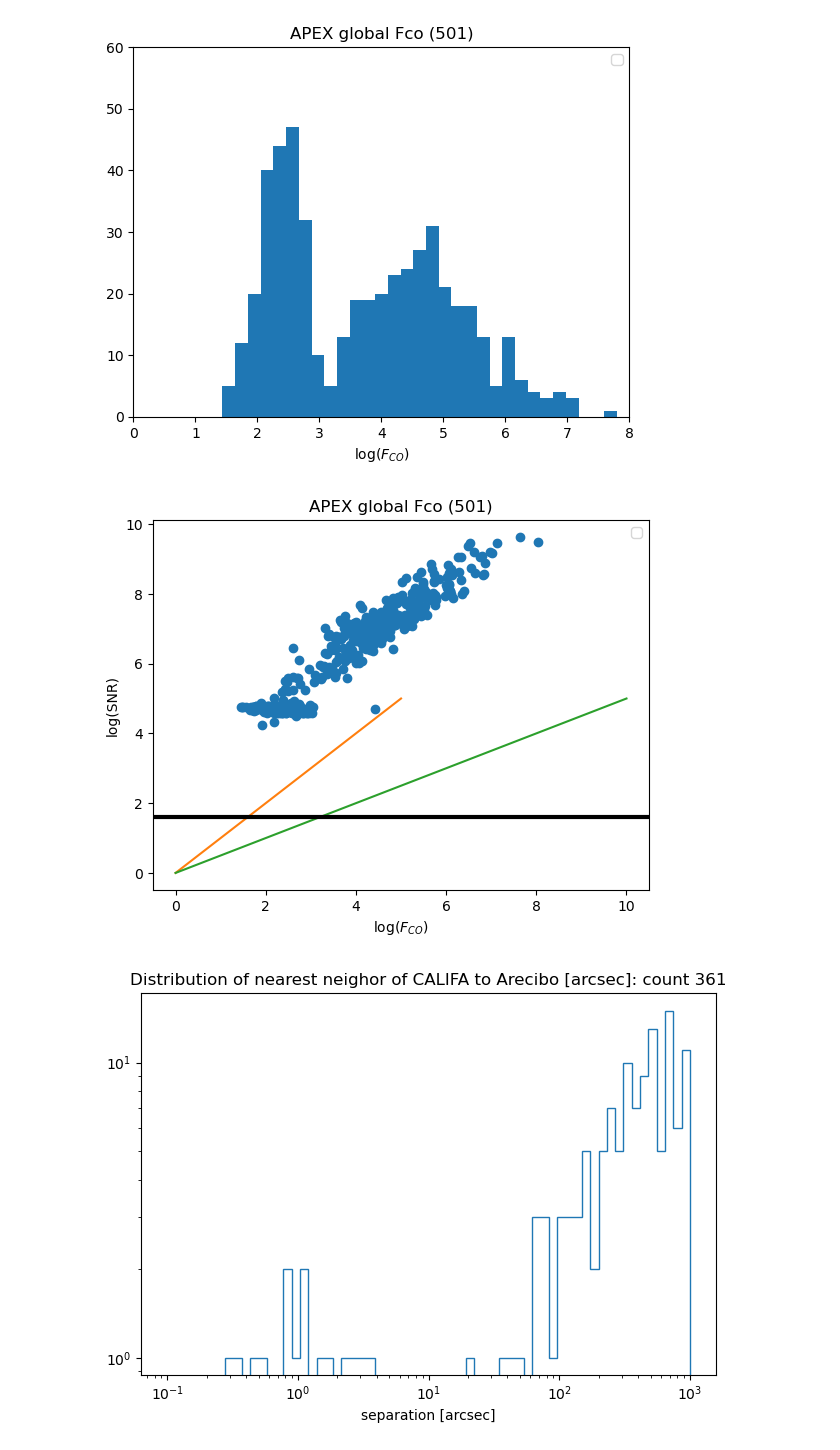
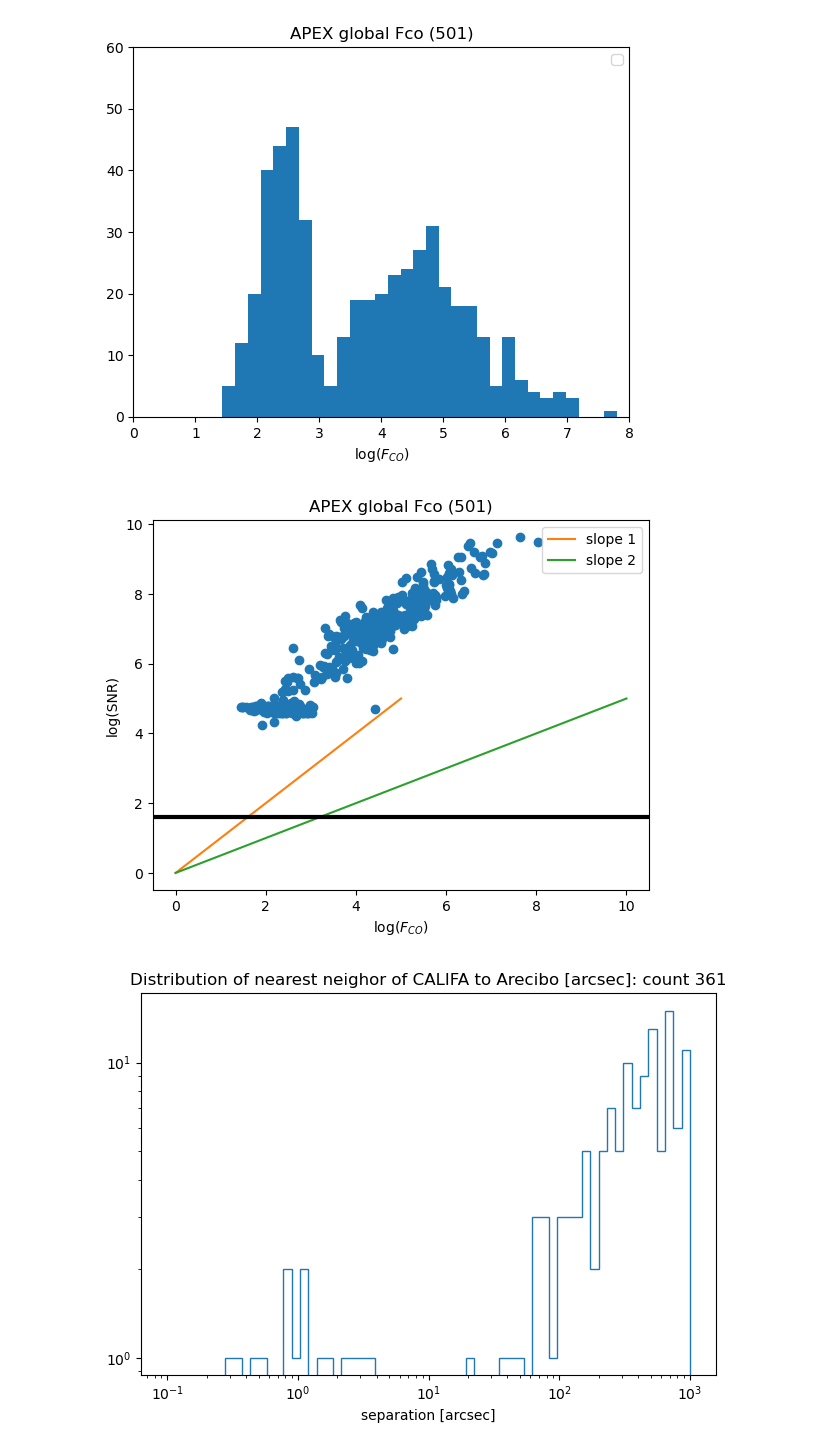
Before and after one commit to teuben/GBT-EDGE-HI, a Jupyter notebook: gals/hi_surveys.ipynb, the cells around one changed output. Saved outputs shown, nothing was run; the diff lists cells and outputs as text; code cells hidden in the pictures.

```diff
--- a/gals/hi_surveys.ipynb
+++ b/gals/hi_surveys.ipynb
@@ -407,0 +447,4 @@ WARNING: MergeConflictWarning: Cannot merge meta key 'date' types <class 'str'>
+# %%
+f = t3["SigInt"]
+idx = np.where(~np.isnan(f))[0]
+print(f"There are {len(idx)}/{len(f)} with valid flux")
@@ -985,17 +1056,17 @@ plt.legend();
 [figure]
 # %%
 plt.plot(np.log(fco),np.log(fco_snr),'o')
-plt.plot([0,5],[0,5])
-plt.plot([0,10],[0,5])
+plt.plot([0,5],[0,5],  label="slope 1")
+plt.plot([0,10],[0,5], label="slope 2")
 plt.axhline(np.log(5), color='black', lw=3)
 #plt.xlim(0,8)
 #plt.ylim(-1,5)
 plt.xlabel("log($F_{CO}$)")
 plt.ylabel("log(SNR)")
 plt.title(f"APEX global Fco ({cnt})")
 plt.legend();
 # %% [output]
-[figure, old version]
+[figure, new version]
 # %%
 plt.hist(sep.arcsec, histtype="step", bins=np.logspace(-1, 3.0, 64))
 plt.xlabel("separation [arcsec]")
```
Also changed, not shown: parts of 35 cells of this notebook.
